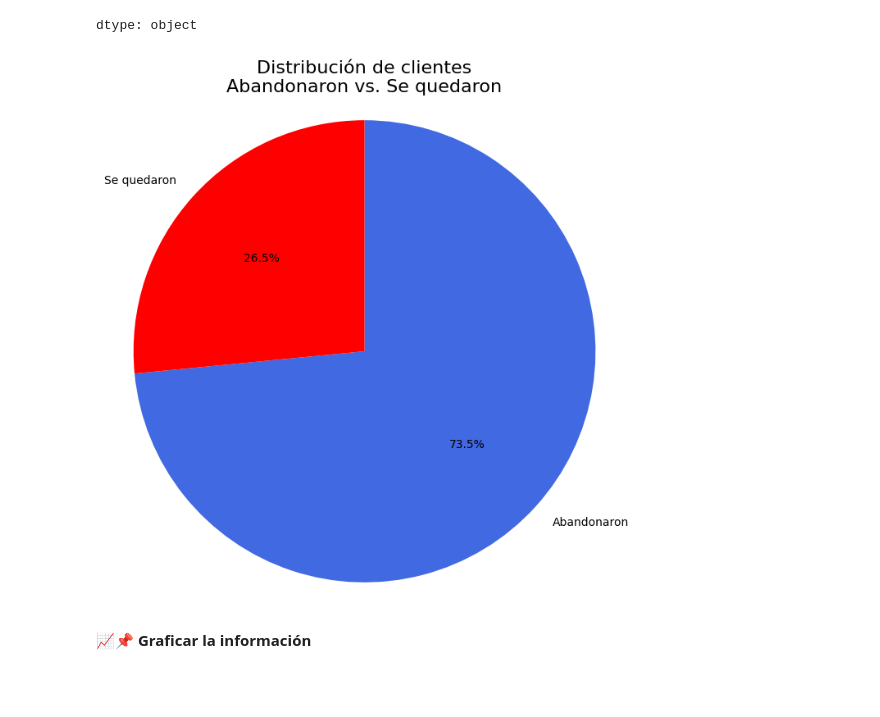
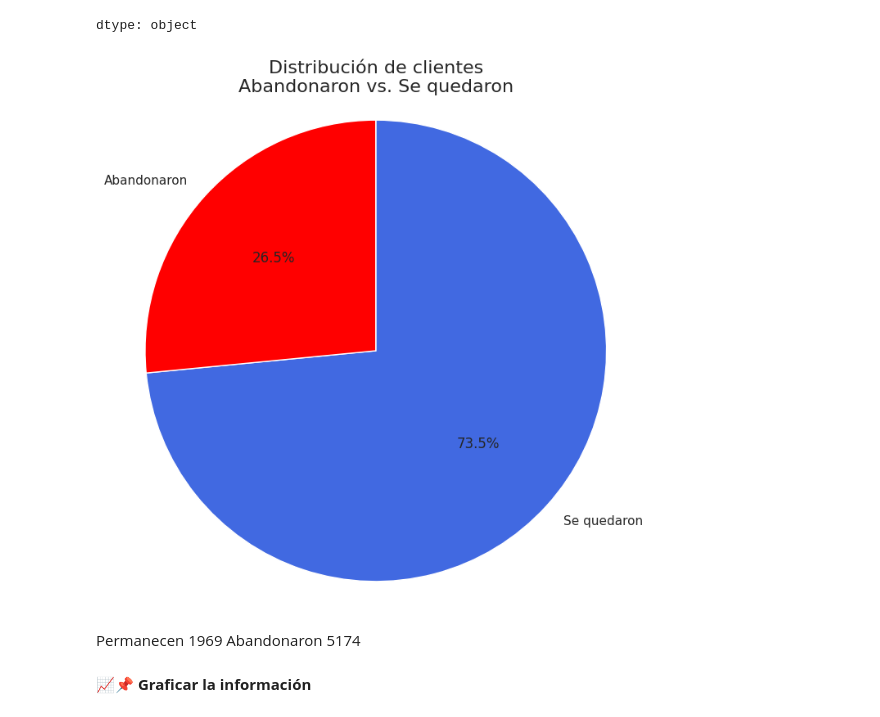
Before and after one commit to Lexx4nder/challenge2-data-science-LATAM, a Jupyter notebook: Challenge_2_Data_Science_|_TELECOM_X.ipynb, the cells around one changed output. Cells and saved outputs as stored; diff of their text form; code cells hidden in the pictures; blank space fills up the shorter version.

```diff
--- a/Challenge_2_Data_Science_|_TELECOM_X.ipynb
+++ b/Challenge_2_Data_Science_|_TELECOM_X.ipynb
@@ -606,24 +627,27 @@ labels = [
 # %%
 plt.figure(figsize=(8,8))
 plt.pie(
     churn_conteo.values,
-    labels=['Abandonaron', 'Se quedaron'],
+    labels=['Se quedaron', 'Abandonaron'],
     colors=['royalblue','red'],
 
     autopct='%1.1f%%',
     startangle=90,
     counterclock=False,
 
 )
 plt.title('Distribución de clientes\nAbandonaron vs. Se quedaron', fontsize=16)
 plt.axis('equal')
 plt.show()
 
 # Grafica circular por porcentajes unicamente en relación a los clientes que
 # abandonaron su relacion con la empresa y los que se quedaron y aún la
 # mantienen
 # %% [output]
-[figure, old version]
+[figure, new version]
+# %% [markdown]
+Permanecen 1969
+Abandonaron 5174
 # %% [markdown]
 📈📌 **Graficar la información**
 # %%
```
Also changed, not shown: parts of 5 cells of this notebook.
